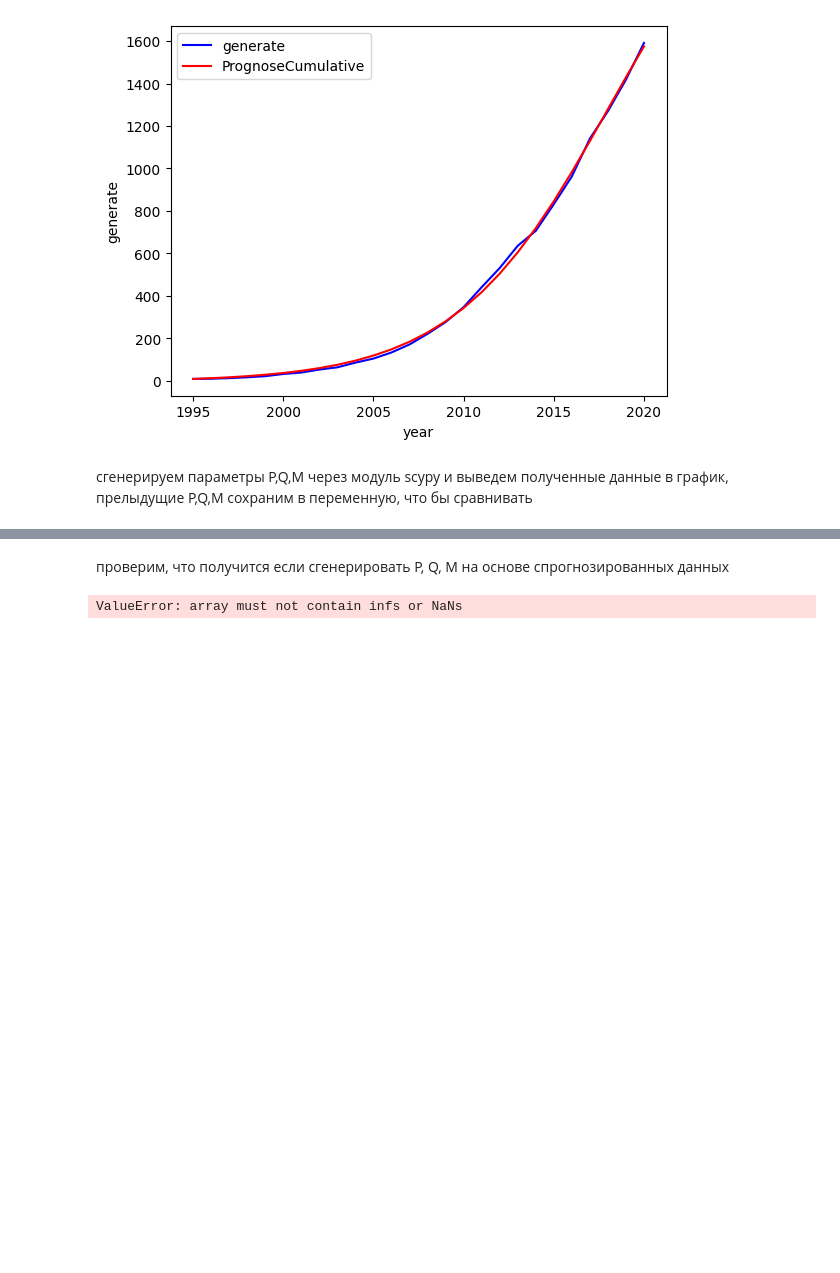
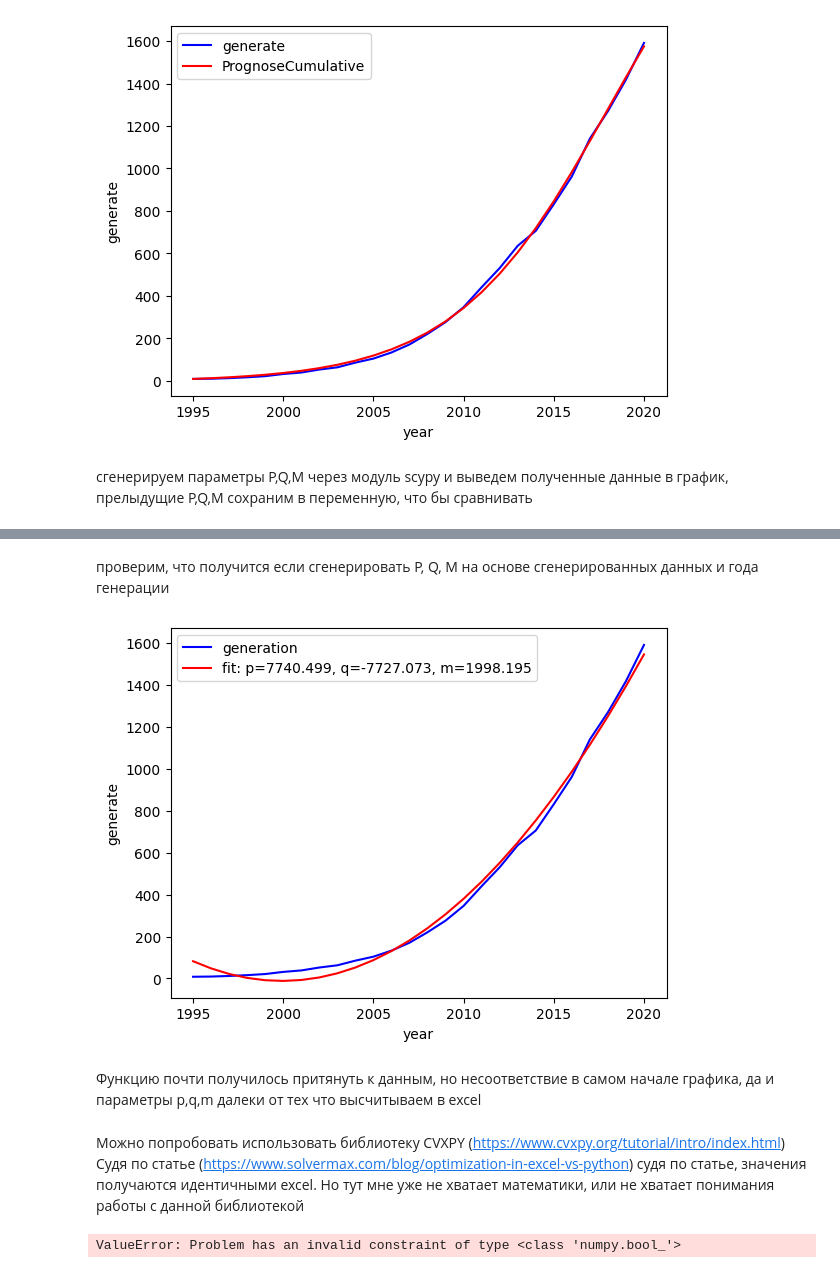
Before and after one commit to Misha1601/magistr, a Jupyter notebook: Optimization-in-Excel-vs-Python/cvxpy_bass.ipynb, the cells around one changed output, grey strips where cells are left out. Cells and saved outputs as stored; diff of their text form; code cells hidden in the pictures; blank space fills up the shorter version.

```diff
--- a/Optimization-in-Excel-vs-Python/cvxpy_bass.ipynb
+++ b/Optimization-in-Excel-vs-Python/cvxpy_bass.ipynb
@@ -125,26 +124,38 @@ grafik(data.ProgCumul1)
 # %% [markdown]
-проверим, что получится если сгенерировать P, Q, M на основе спрогнозированных данных
+проверим, что получится если сгенерировать P, Q, M на основе сгенерированных данных и года генерации
 # %%
-data['cum_sum2'] = data['ProgCumul1'].cumsum()
-popt, pcov = curve_fit(bass2, data.cum_sum2[0:25], data.ProgCumul1[1:26], maxfev = 5000)
+plt.plot(data.year, data.generate, 'b-', label='generation')
 
-print(f'P - {round(popt[0],5)}, Q - {round(popt[1],5)}, M - {round(popt[2],5)}')
-print(f'P - {PQM[0]}, Q - {PQM[1]}, M - {PQM[2]}')
-# P = popt[0]
-# Q = popt[1]
-# M = popt[2]
-# data['ProgCumul2'] = progcum(data['generate'])
-# grafik(data.ProgCumul1)
+popt, pcov = curve_fit(bass2, data.year, data.generate, maxfev = 10000)
+plt.plot(data.year, bass2(data.year, *popt), 'r-',
+         label='fit: p=%5.3f, q=%5.3f, m=%5.3f' % tuple(popt))
+plt.xlabel('year')
+plt.ylabel('generate')
+plt.legend()
+plt.show()
 # %% [output]
-ValueError: array must not contain infs or NaNs
+[figure, added]
+# %% [markdown]
+Функцию почти получилось притянуть к данным, но несоответствие в самом начале графика, да и параметры p,q,m далеки от тех что высчитываем в excel
+# %% [markdown]
+Можно попробовать использовать библиотеку CVXPY (https://www.cvxpy.org/tutorial/intro/index.html)
+Судя по статье (https://www.solvermax.com/blog/optimization-in-excel-vs-python) судя по статье, значения получаются идентичными excel.
+Но тут мне уже не хватает математики, или не хватает понимания работы с данной библиотекой
 # %%
-# objective = cp.Minimize(cp.sum_squares(progcum(data['generate']) - data['generate']))
-# constraints = [P >= 0, Q >= 0, M >= 0]
-# prob = cp.Problem(objective, constraints)
-# result = prob.solve()
-# print(P.value)
-# print(Q.value)
-# print(M.value)
+
+p = cp.Variable()
+q = cp.Variable()
+m = cp.Variable()
+
+objective = cp.Minimize(cp.sum_squares(progcum(data['generate']) - data['generate']))
+constraints = [P >= 0, Q >= 0, M >= 0]
+prob = cp.Problem(objective, constraints)
+result = prob.solve()
+print(P.value)
+print(Q.value)
+print(M.value)
+# %% [output]
+ValueError: Problem has an invalid constraint of type <class 'numpy.bool_'>
 # %%
 
 # data['progsal'] = [0] + list(map(bass, data.generate[1:]))
```
Also changed, not shown: parts of 4 cells of this notebook, 4 other files.
